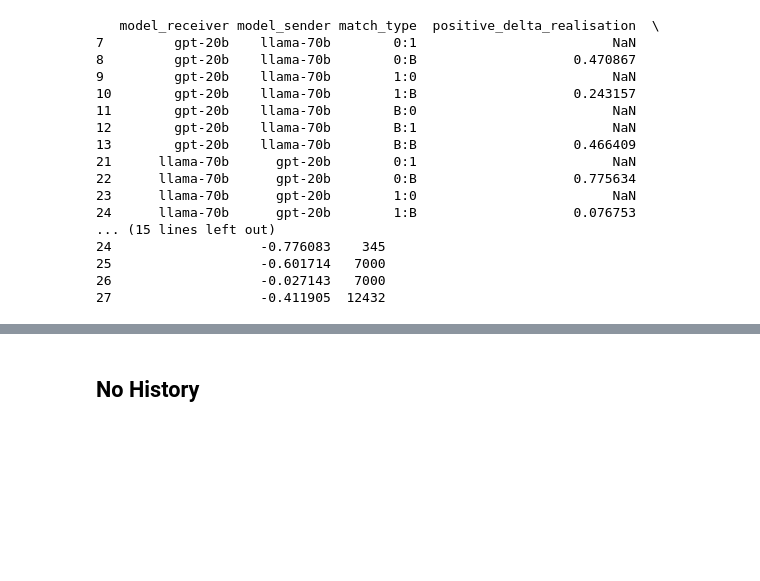
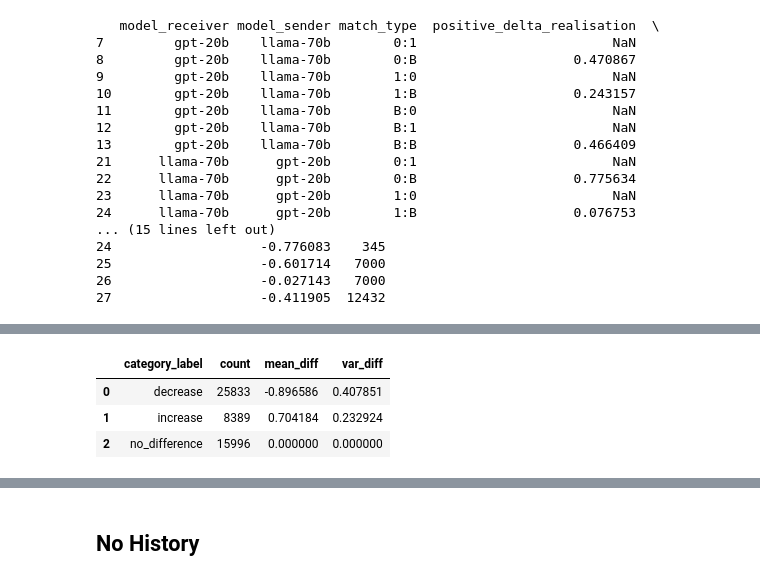
Before and after one commit to fridanl/thesis-mas, a Jupyter notebook: src/main_results.ipynb, the cells around one changed output, grey strips where cells are left out. Cells and saved outputs as stored; diff of their text form; code cells hidden in the pictures; blank space fills up the shorter version.

```diff
--- a/src/main_results.ipynb
+++ b/src/main_results.ipynb
@@ -1564,0 +1436,17 @@ print(swap.sort_values(['model_receiver', 'match_type']))
+# %%
+# For Llama as receiver
+
+inp = pd.read_csv('../evaluation/qualitative_swap_analysis/llama-3.3-70b_disagree_swap.csv')
+out = pd.read_csv('../evaluation/qualitative_swap_analysis/llama-3.3-70b-sarcasm.csv')
+deltas = DELTAS['sarcasm']['disagreeing']['all']
+deltas_main = deltas[(deltas['model_sender'] == 'gpt-20b') & (deltas['model_receiver'] == 'llama-70b')]
+deltas = DELTAS_ROBUSTNESS['swap']['disagreeing']['all']
+deltas_swap = deltas[(deltas['model_sender'] == 'gpt-20b') & (deltas['model_receiver'] == 'llama-70b')]
+
+# # For gpt as receiver
+# inp = pd.read_csv('../gpt-oss-20b_disagree_swap.csv')
+# out = pd.read_csv('../gpt-oss-20b-sarcasm.csv')
+# deltas = DELTAS['sarcasm']['disagreeing']['all']
+# deltas_main = deltas[(deltas['model_receiver'] == 'gpt-20b') & (deltas['model_sender'] == 'llama-70b')]
+# deltas = DELTAS_ROBUSTNESS['swap']['disagreeing']['all']
+# deltas_swap = deltas[(deltas['model_receiver'] == 'gpt-20b') & (deltas['model_sender'] == 'llama-70b')]
@@ -1564,0 +1476,11 @@ print(swap.sort_values(['model_receiver', 'match_type']))
+# %%
+df.groupby('category_label').agg(
+    count = ('id', 'size'),
+    mean_diff = ('magnitude', 'mean'),
+    var_diff = ('magnitude', 'var')
+).reset_index()
+# %% [output]
+|  | category_label | count | mean_diff | var_diff |
+| 0 | decrease | 25833 | -0.896586 | 0.407851 |
+| 1 | increase | 8389 | 0.704184 | 0.232924 |
+| 2 | no_difference | 15996 | 0.000000 | 0.000000 |
```
Also changed, not shown: parts of 48 cells of this notebook, 8 other files.
